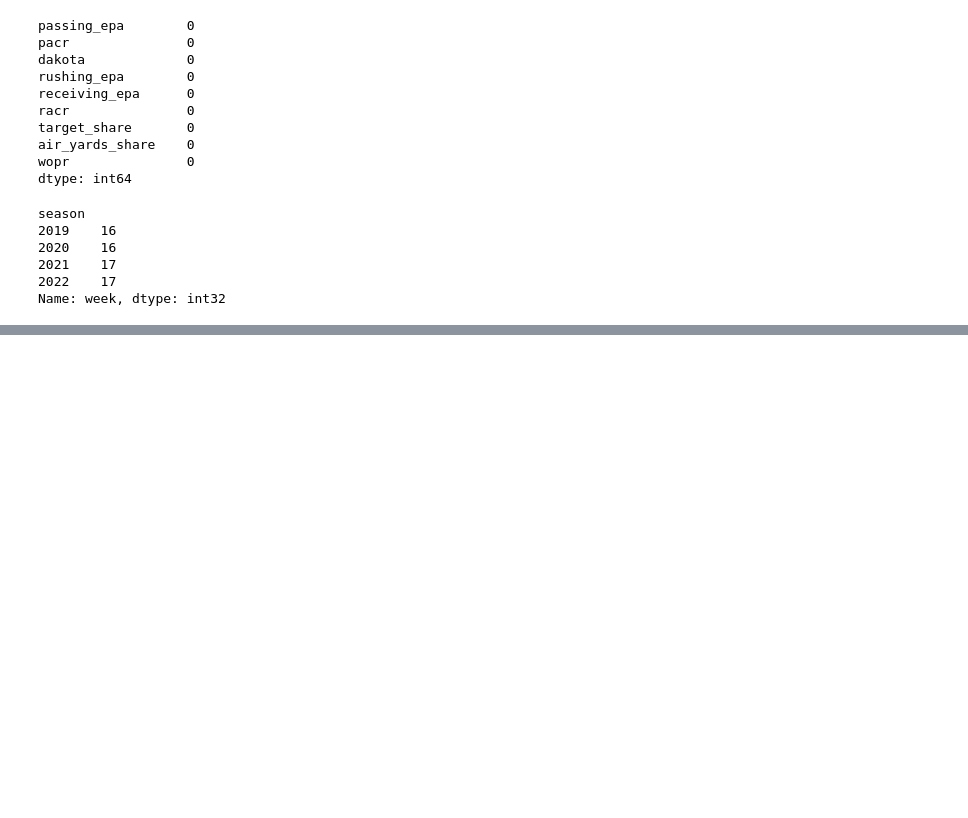
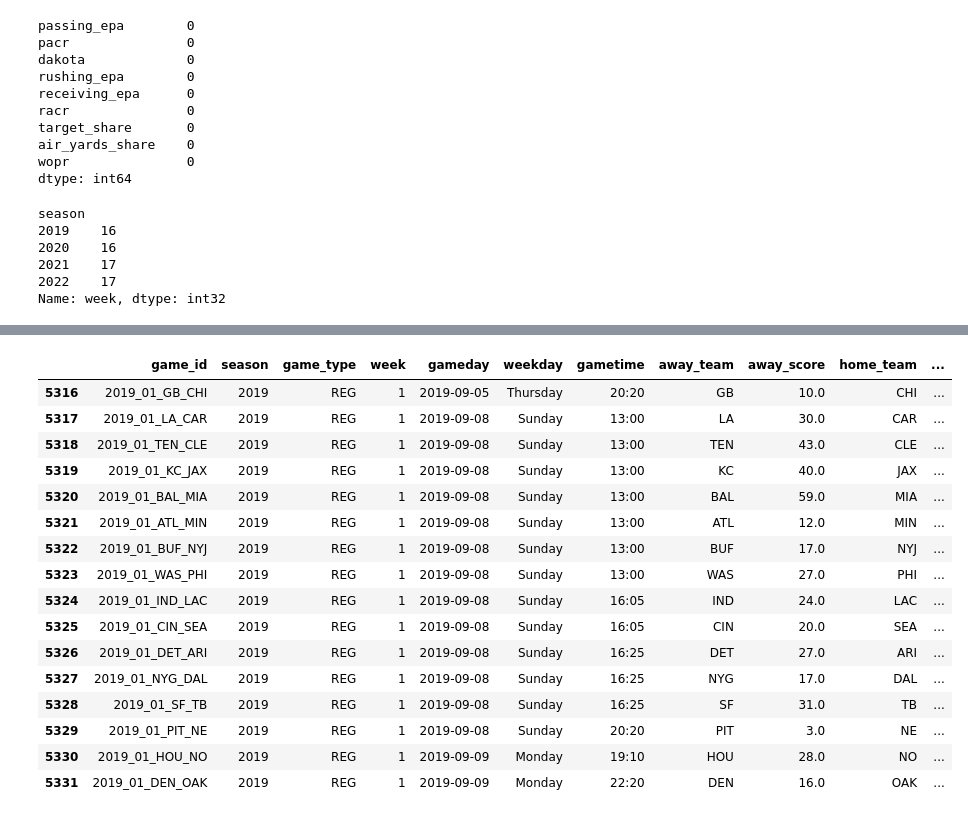
Before and after one commit to b00se/footbalf, a Jupyter notebook: dfs_sandbox.ipynb, the cells around one changed output, grey strips where cells are left out. Cells and saved outputs as stored; diff of their text form; code cells hidden in the pictures; blank space fills up the shorter version.

```diff
--- a/dfs_sandbox.ipynb
+++ b/dfs_sandbox.ipynb
@@ -158,0 +184,20 @@ temp_df3.head()
+# %%
+df_schedules[(df_schedules['season'] == 2019) & (df_schedules['week'] == 1)].head(20)
+# %% [output]
+|  | game_id | season | game_type | week | gameday | weekday | gametime | away_team | away_score | home_team | ... |
+| 5316 | 2019_01_GB_CHI | 2019 | REG | 1 | 2019-09-05 | Thursday | 20:20 | GB | 10.0 | CHI | ... |
+| 5317 | 2019_01_LA_CAR | 2019 | REG | 1 | 2019-09-08 | Sunday | 13:00 | LA | 30.0 | CAR | ... |
+| 5318 | 2019_01_TEN_CLE | 2019 | REG | 1 | 2019-09-08 | Sunday | 13:00 | TEN | 43.0 | CLE | ... |
+| 5319 | 2019_01_KC_JAX | 2019 | REG | 1 | 2019-09-08 | Sunday | 13:00 | KC | 40.0 | JAX | ... |
+| 5320 | 2019_01_BAL_MIA | 2019 | REG | 1 | 2019-09-08 | Sunday | 13:00 | BAL | 59.0 | MIA | ... |
+| 5321 | 2019_01_ATL_MIN | 2019 | REG | 1 | 2019-09-08 | Sunday | 13:00 | ATL | 12.0 | MIN | ... |
+| 5322 | 2019_01_BUF_NYJ | 2019 | REG | 1 | 2019-09-08 | Sunday | 13:00 | BUF | 17.0 | NYJ | ... |
+| 5323 | 2019_01_WAS_PHI | 2019 | REG | 1 | 2019-09-08 | Sunday | 13:00 | WAS | 27.0 | PHI | ... |
+| 5324 | 2019_01_IND_LAC | 2019 | REG | 1 | 2019-09-08 | Sunday | 16:05 | IND | 24.0 | LAC | ... |
+| 5325 | 2019_01_CIN_SEA | 2019 | REG | 1 | 2019-09-08 | Sunday | 16:05 | CIN | 20.0 | SEA | ... |
+| 5326 | 2019_01_DET_ARI | 2019 | REG | 1 | 2019-09-08 | Sunday | 16:25 | DET | 27.0 | ARI | ... |
+| 5327 | 2019_01_NYG_DAL | 2019 | REG | 1 | 2019-09-08 | Sunday | 16:25 | NYG | 17.0 | DAL | ... |
+| 5328 | 2019_01_SF_TB | 2019 | REG | 1 | 2019-09-08 | Sunday | 16:25 | SF | 31.0 | TB | ... |
+| 5329 | 2019_01_PIT_NE | 2019 | REG | 1 | 2019-09-08 | Sunday | 20:20 | PIT | 3.0 | NE | ... |
+| 5330 | 2019_01_HOU_NO | 2019 | REG | 1 | 2019-09-09 | Monday | 19:10 | HOU | 28.0 | NO | ... |
+| 5331 | 2019_01_DEN_OAK | 2019 | REG | 1 | 2019-09-09 | Monday | 22:20 | DEN | 16.0 | OAK | ... |
```
Also changed, not shown: parts of 6 cells of this notebook.
